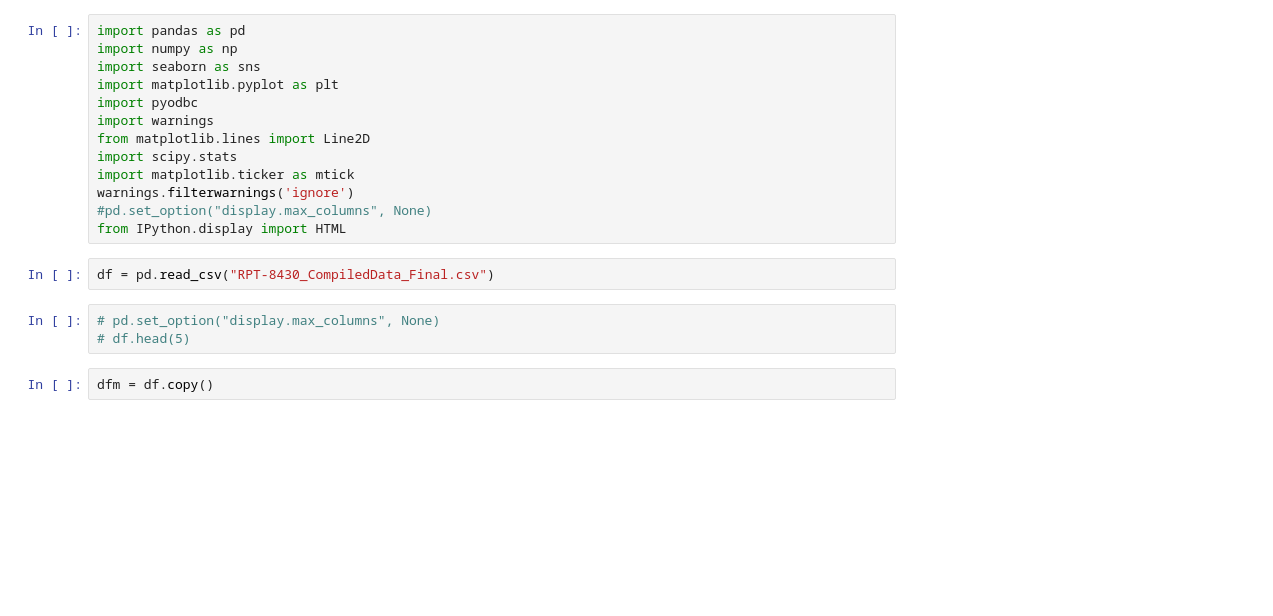
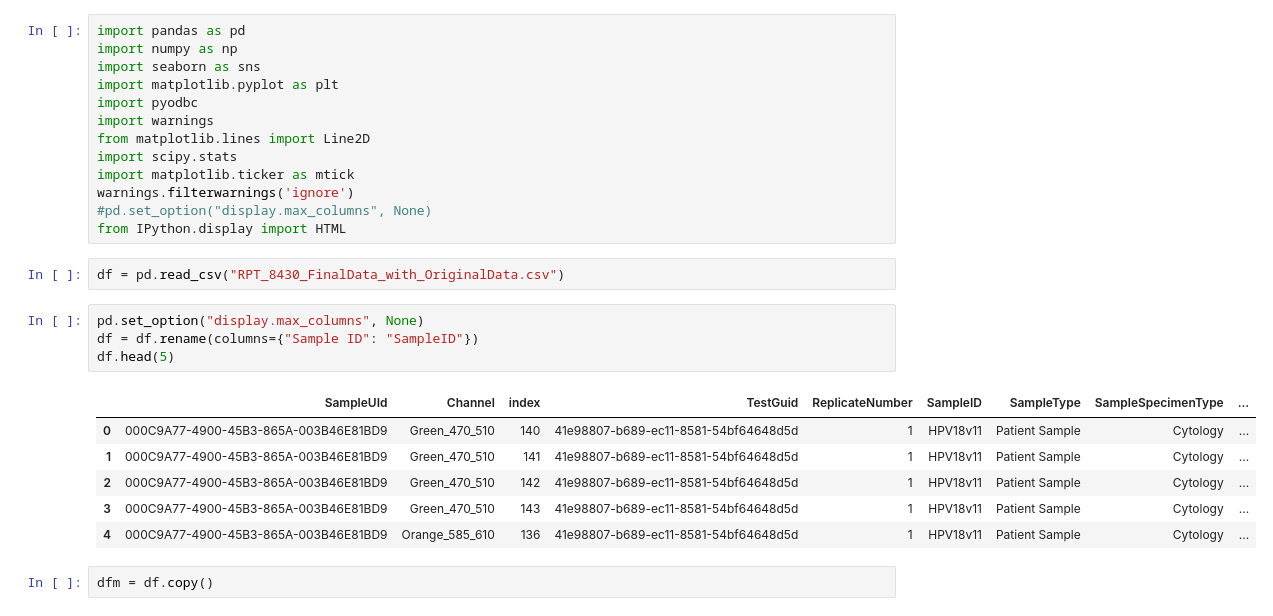
Before and after one commit to AaronRipleyQiagen/NMDX-Data-Analysis, a Jupyter notebook: HPVstudy.ipynb, the cells around one changed output. Saved outputs shown, nothing was run; the diff lists cells and outputs as text; blank space fills up the shorter version.

```diff
--- a/HPVstudy.ipynb
+++ b/HPVstudy.ipynb
@@ -12,10 +12,18 @@ warnings.filterwarnings('ignore')
 #pd.set_option("display.max_columns", None)
 from IPython.display import HTML
 # %%
-df = pd.read_csv("RPT-8430_CompiledData_Final.csv")
+df = pd.read_csv("RPT_8430_FinalData_with_OriginalData.csv")
 # %%
-# pd.set_option("display.max_columns", None)
-# df.head(5)
+pd.set_option("display.max_columns", None)
+df = df.rename(columns={"Sample ID": "SampleID"})
+df.head(5)
+# %% [output]
+|  | SampleUId | Channel | index | TestGuid | ReplicateNumber | SampleID | SampleType | SampleSpecimenType | ... |
+| 0 | 000C9A77-4900-45B3-865A-003B46E81BD9 | Green_470_510 | 140 | 41e98807-b689-ec11-8581-54bf64648d5d | 1 | HPV18v11 | Patient Sample | Cytology | ... |
+| 1 | 000C9A77-4900-45B3-865A-003B46E81BD9 | Green_470_510 | 141 | 41e98807-b689-ec11-8581-54bf64648d5d | 1 | HPV18v11 | Patient Sample | Cytology | ... |
+| 2 | 000C9A77-4900-45B3-865A-003B46E81BD9 | Green_470_510 | 142 | 41e98807-b689-ec11-8581-54bf64648d5d | 1 | HPV18v11 | Patient Sample | Cytology | ... |
+| 3 | 000C9A77-4900-45B3-865A-003B46E81BD9 | Green_470_510 | 143 | 41e98807-b689-ec11-8581-54bf64648d5d | 1 | HPV18v11 | Patient Sample | Cytology | ... |
+| 4 | 000C9A77-4900-45B3-865A-003B46E81BD9 | Orange_585_610 | 136 | 41e98807-b689-ec11-8581-54bf64648d5d | 1 | HPV18v11 | Patient Sample | Cytology | ... |
 # %%
 dfm = df.copy()
 # %%
```
Also changed, not shown: parts of 13 cells of this notebook.
